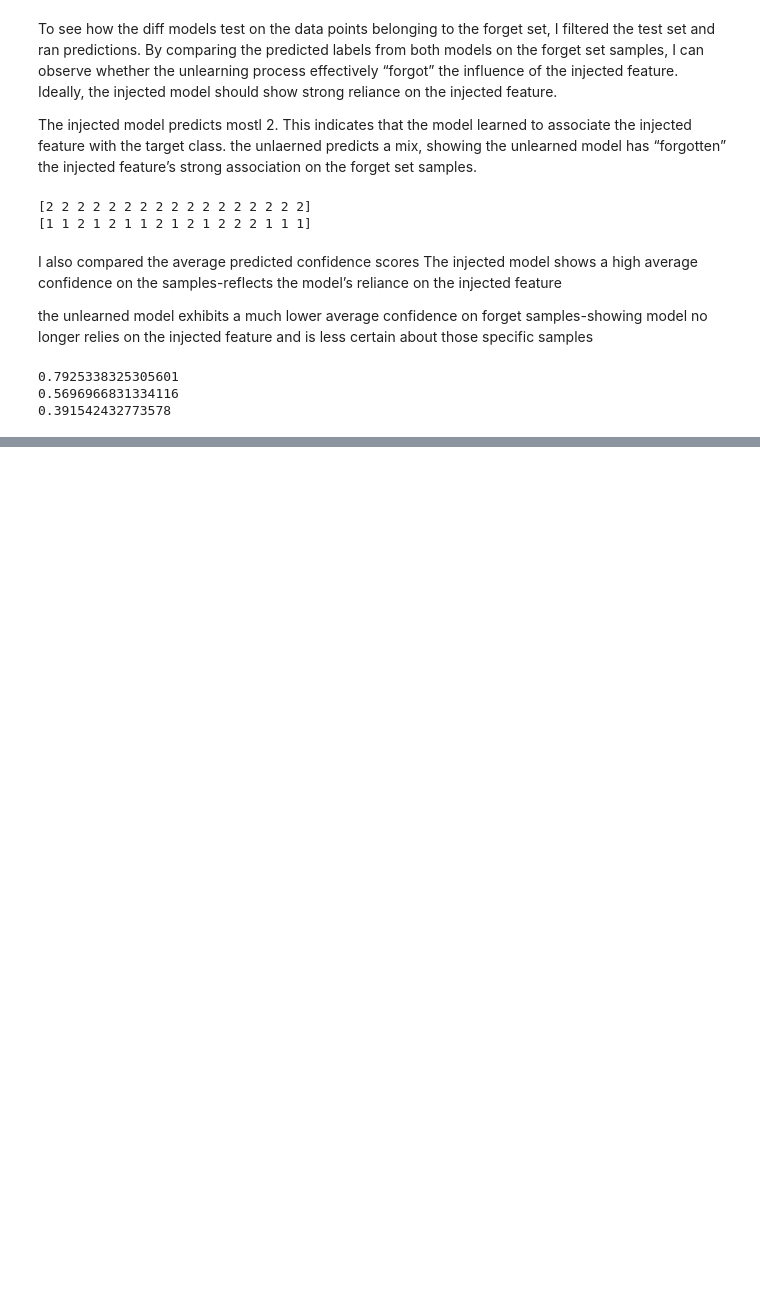
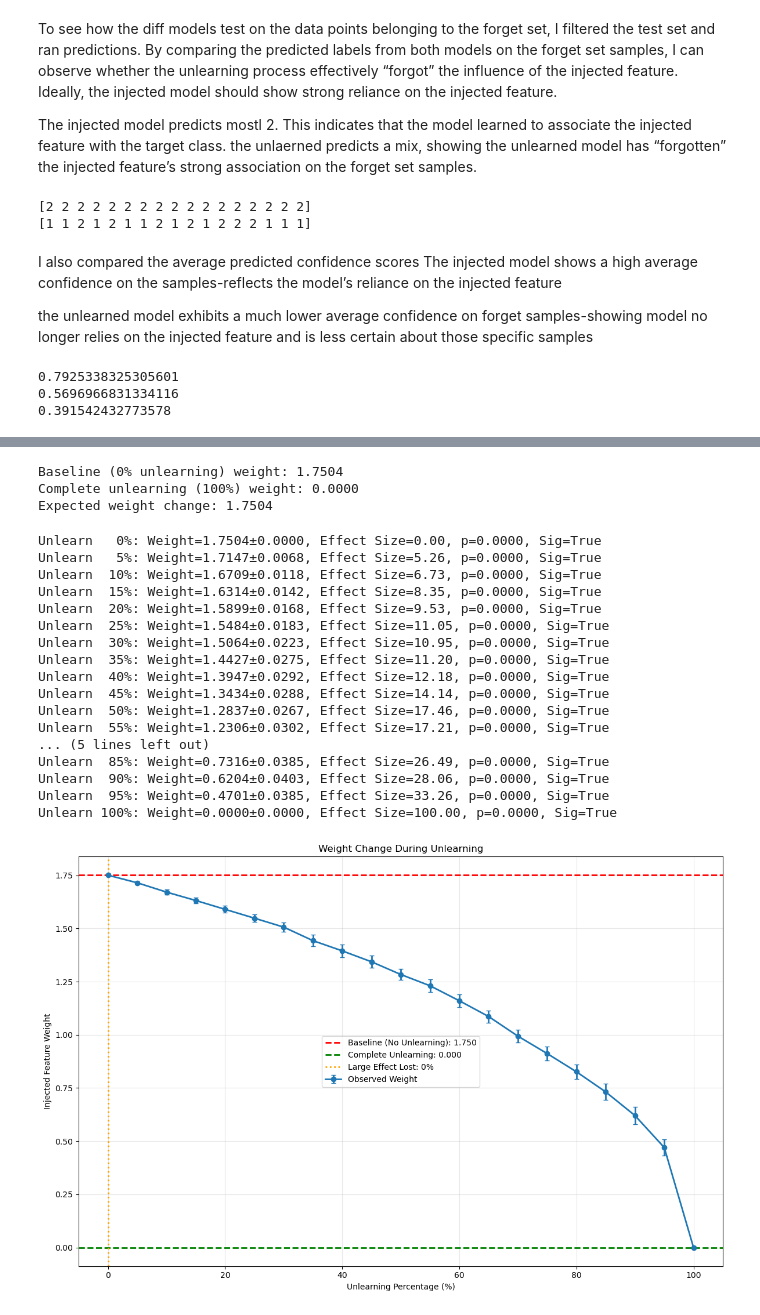
Before and after one commit to trishaN104/MLUnlearning_Feature-Injection, a Jupyter notebook: Feature Injection w/ German Dataset/Feature_Injection_3.ipynb, the cells around one changed output, grey strips where cells are left out. Cells and saved outputs as stored; diff of their text form; code cells hidden in the pictures; blank space fills up the shorter version.

Commit message:
Threshold graph results

```diff
--- a/Feature Injection w/ German Dataset/Feature_Injection_3.ipynb
+++ b/Feature Injection w/ German Dataset/Feature_Injection_3.ipynb
@@ -441,0 +404,29 @@ UNLEARNING DETECTION THRESHOLD ANALYSIS
+# %%
+# Just 5 lines:
+injected_feature_index = X_train_injected.columns.get_loc('Injected')
+forget_condition_for_analysis = (X_train_injected.iloc[:, 8] <= 25) & (y_train_injected == 2)
+results_df, baseline_weight, complete_unlearn_weight = unlearning_detection_threshold_analysis(X_train_injected, y_train_injected, x_scaled_test_injected, Y_Test, forget_condition_for_analysis, injected_feature_index, n_trials=30)
+thresholds = find_detection_thresholds(results_df)
+plot_weight_change_only(results_df, baseline_weight, complete_unlearn_weight)
+# %% [output]
+Baseline (0% unlearning) weight: 1.7504
+Complete unlearning (100%) weight: 0.0000
+Expected weight change: 1.7504
+Unlearn   0%: Weight=1.7504±0.0000, Effect Size=0.00, p=0.0000, Sig=True
+Unlearn   5%: Weight=1.7147±0.0068, Effect Size=5.26, p=0.0000, Sig=True
+Unlearn  10%: Weight=1.6709±0.0118, Effect Size=6.73, p=0.0000, Sig=True
+Unlearn  15%: Weight=1.6314±0.0142, Effect Size=8.35, p=0.0000, Sig=True
+Unlearn  20%: Weight=1.5899±0.0168, Effect Size=9.53, p=0.0000, Sig=True
+Unlearn  25%: Weight=1.5484±0.0183, Effect Size=11.05, p=0.0000, Sig=True
+Unlearn  30%: Weight=1.5064±0.0223, Effect Size=10.95, p=0.0000, Sig=True
+Unlearn  35%: Weight=1.4427±0.0275, Effect Size=11.20, p=0.0000, Sig=True
+Unlearn  40%: Weight=1.3947±0.0292, Effect Size=12.18, p=0.0000, Sig=True
+Unlearn  45%: Weight=1.3434±0.0288, Effect Size=14.14, p=0.0000, Sig=True
+Unlearn  50%: Weight=1.2837±0.0267, Effect Size=17.46, p=0.0000, Sig=True
+Unlearn  55%: Weight=1.2306±0.0302, Effect Size=17.21, p=0.0000, Sig=True
+... (5 lines left out)
+Unlearn  85%: Weight=0.7316±0.0385, Effect Size=26.49, p=0.0000, Sig=True
+Unlearn  90%: Weight=0.6204±0.0403, Effect Size=28.06, p=0.0000, Sig=True
+Unlearn  95%: Weight=0.4701±0.0385, Effect Size=33.26, p=0.0000, Sig=True
+Unlearn 100%: Weight=0.0000±0.0000, Effect Size=100.00, p=0.0000, Sig=True
+[figure, added]
```
Also changed, not shown: parts of 3 cells of this notebook.
